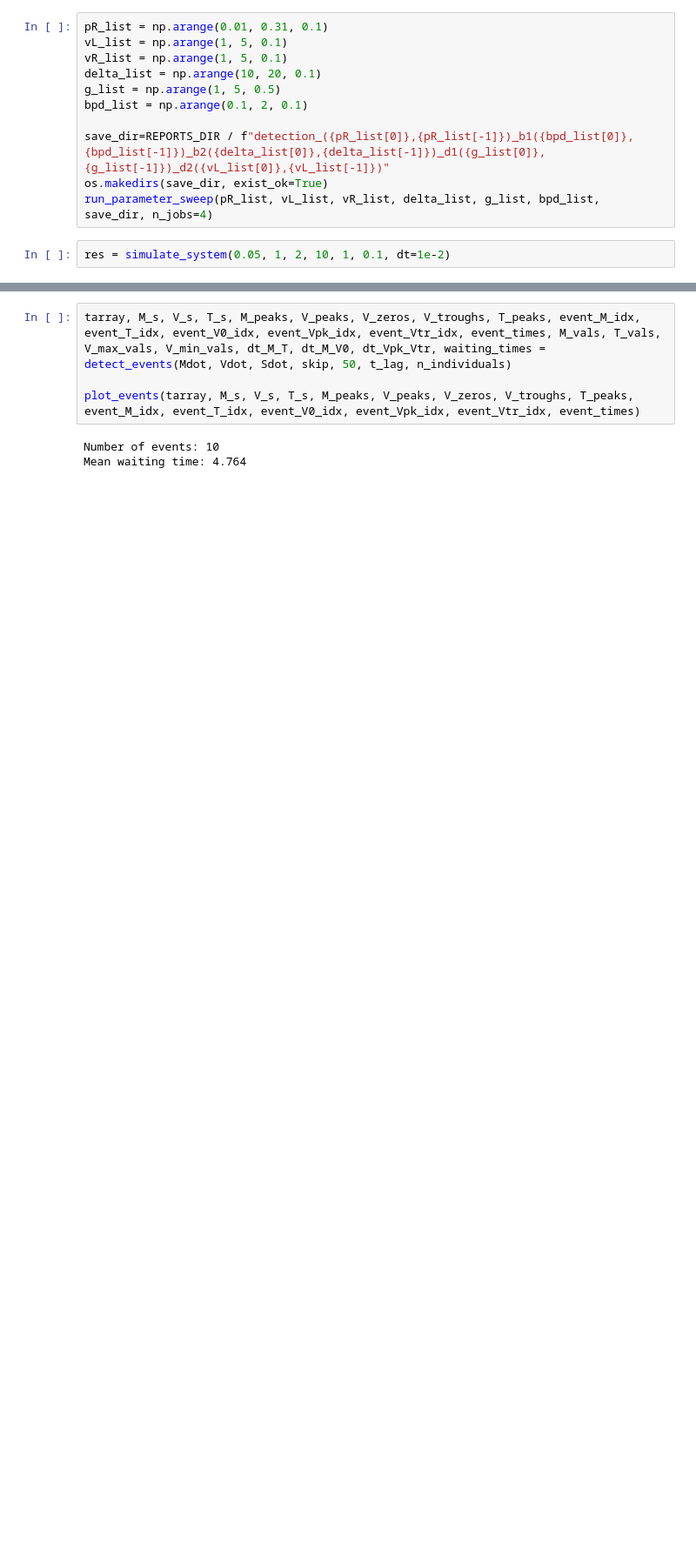
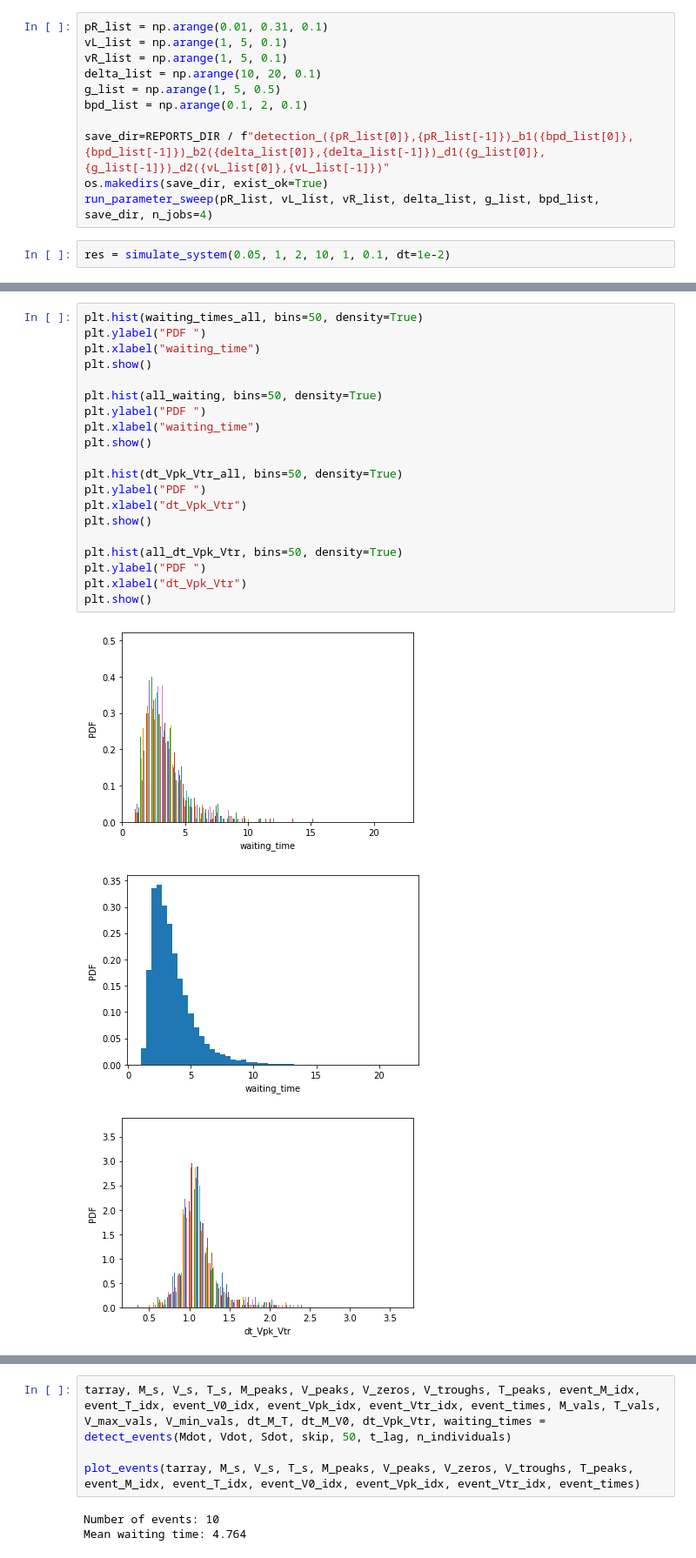
Before and after one commit to Abol-NH3/Fitness_Waves, a Jupyter notebook: notebooks/Detection.ipynb, the cells around one changed output, grey strips where cells are left out. Shown at 87% size. Cells and saved outputs as stored; diff of their text form; blank space fills up the shorter version.

```diff
--- a/notebooks/Detection.ipynb
+++ b/notebooks/Detection.ipynb
@@ -1044,0 +1620,24 @@ res = simulate_system(0.05, 1, 2, 10, 1, 0.1, dt=1e-2)
+# %%
+plt.hist(waiting_times_all, bins=50, density=True)
+plt.ylabel("PDF ")
+plt.xlabel("waiting_time")
+plt.show()
+
+plt.hist(all_waiting, bins=50, density=True)
+plt.ylabel("PDF ")
+plt.xlabel("waiting_time")
+plt.show()
+
+plt.hist(dt_Vpk_Vtr_all, bins=50, density=True)
+plt.ylabel("PDF ")
+plt.xlabel("dt_Vpk_Vtr")
+plt.show()
+
+plt.hist(all_dt_Vpk_Vtr, bins=50, density=True)
+plt.ylabel("PDF ")
+plt.xlabel("dt_Vpk_Vtr")
+plt.show()
+# %% [output]
+[figure, added]
+[figure, added]
+[figure, added]
```
Also changed, not shown: parts of 25 cells of this notebook, 11 other files.
